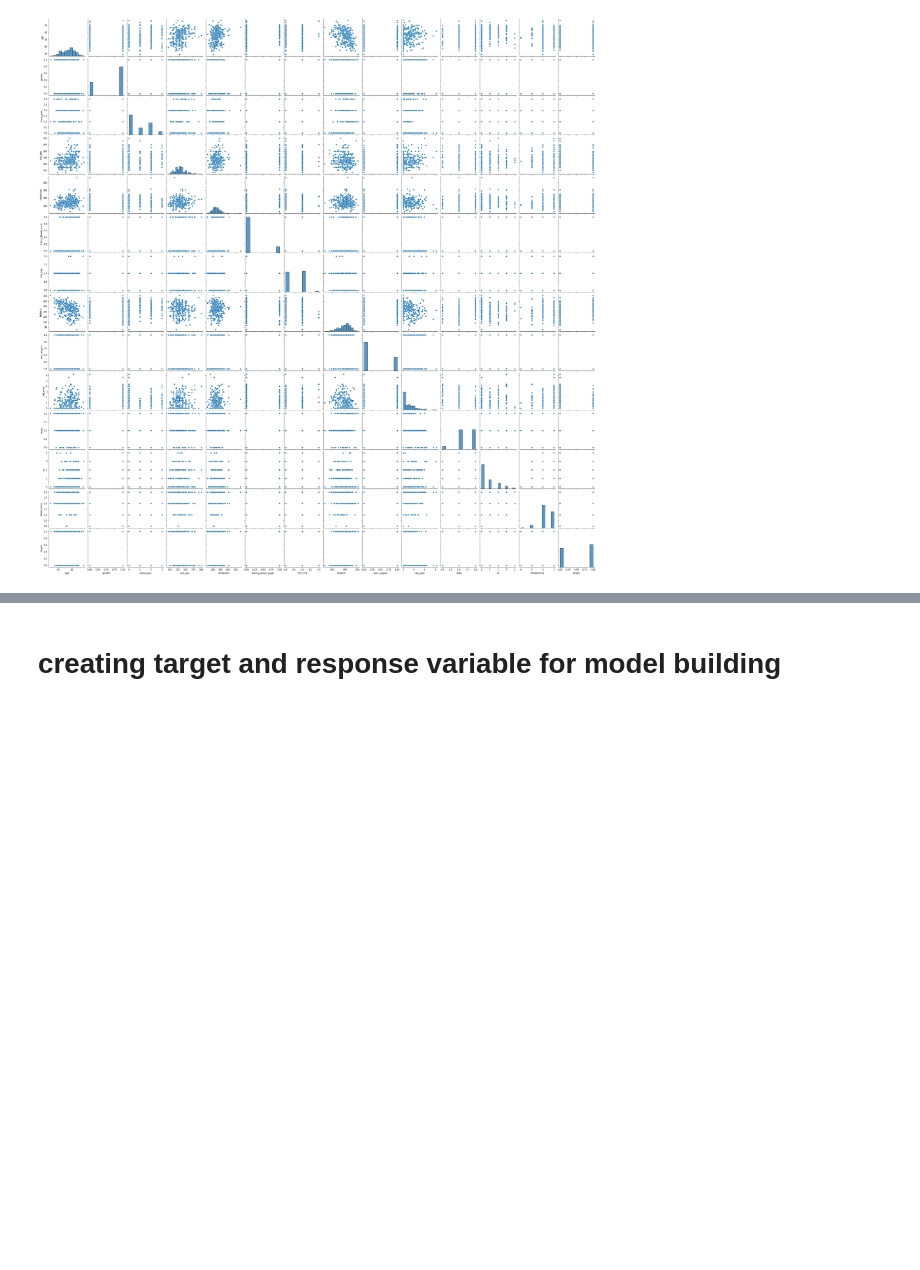
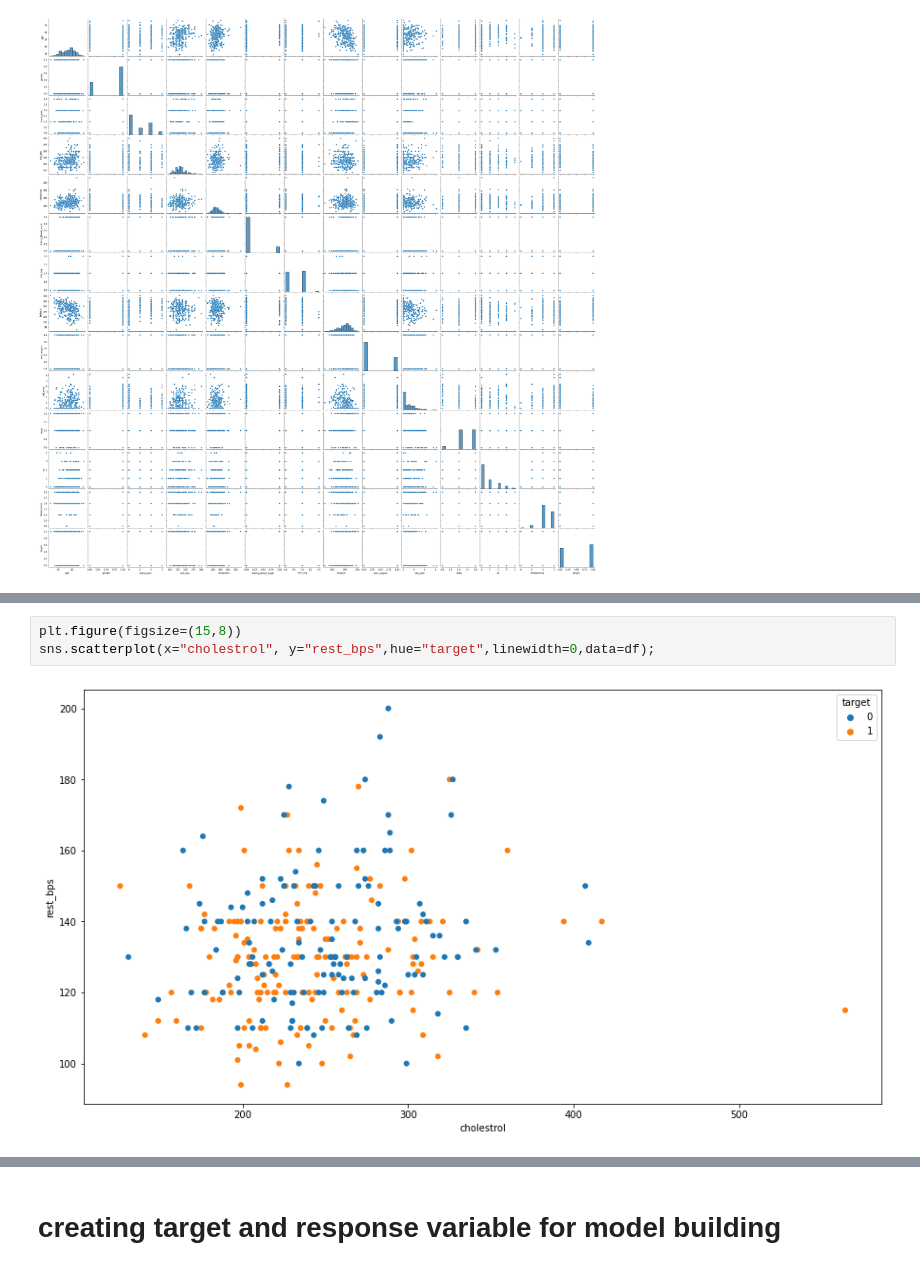
Before and after one commit to Masterak25/ML_AK, a Jupyter notebook: Heartdisease_logistics.ipynb, the cells around one changed output, grey strips where cells are left out. Cells and saved outputs as stored; diff of their text form; blank space fills up the shorter version.

```diff
--- a/Heartdisease_logistics.ipynb
+++ b/Heartdisease_logistics.ipynb
@@ -90,0 +133,5 @@ sns.pairplot(df);
+# %%
+plt.figure(figsize=(15,8))
+sns.scatterplot(x="cholestrol", y="rest_bps",hue="target",linewidth=0,data=df);
+# %% [output]
+[figure, added]
```
Also changed, not shown: parts of 13 cells of this notebook.
